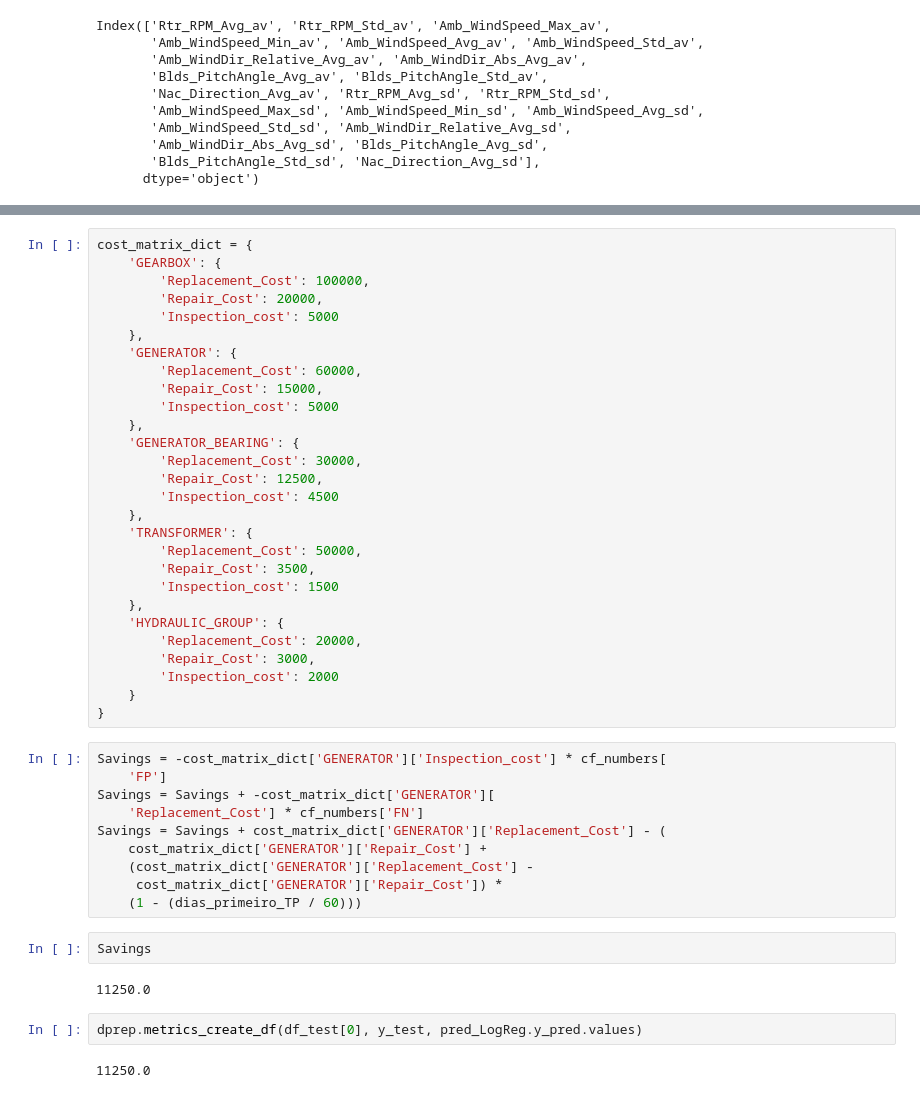
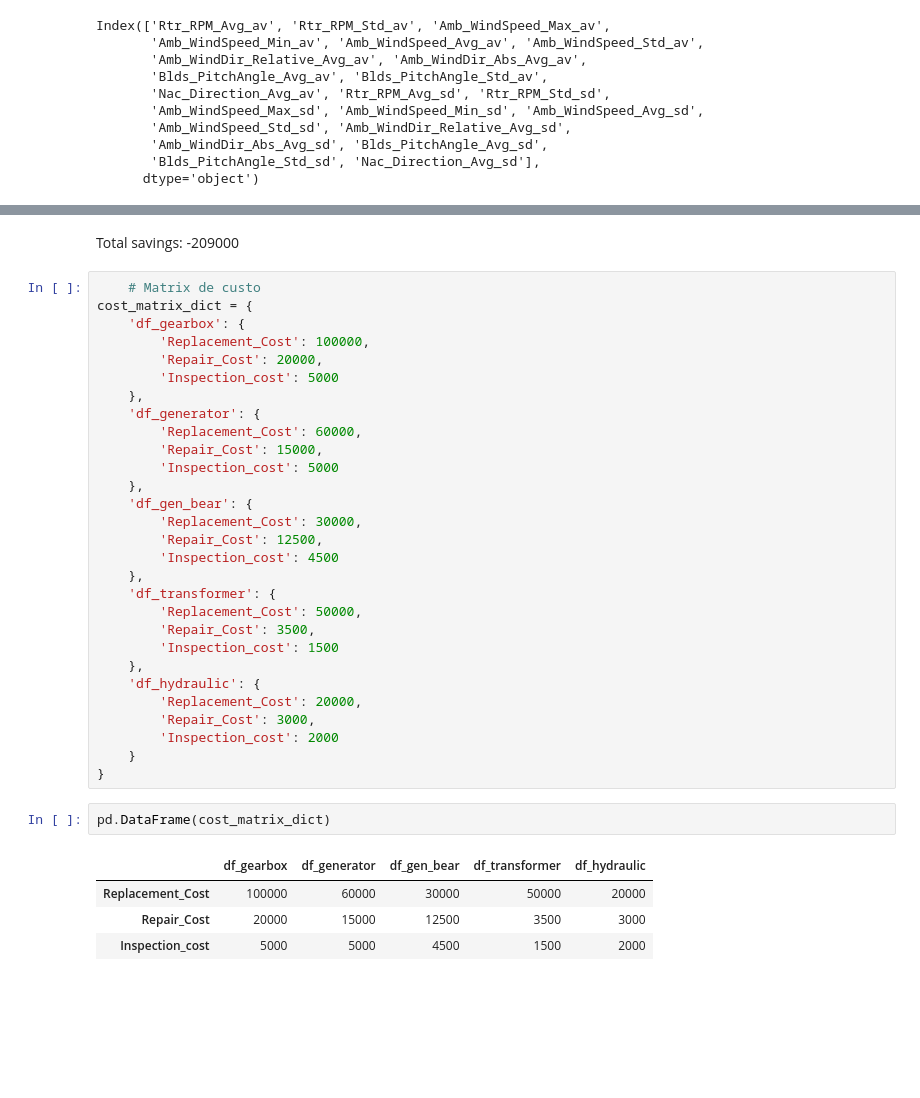
Before and after one commit to RicardoJPedro82/wmillfailprev, a Jupyter notebook: notebooks/Miguel_v2_Data_prep_clean.ipynb, the cells around one changed output, grey strips where cells are left out. Saved outputs shown, nothing was run; the diff lists cells and outputs as text; blank space fills up the shorter version.

```diff
--- a/notebooks/Miguel_v2_Data_prep_clean.ipynb
+++ b/notebooks/Miguel_v2_Data_prep_clean.ipynb
@@ -1339,46 +1243,38 @@ for ind in range(len(index_list)):
+# %% [markdown]
+Total savings: -209000
 # %%
+    # Matrix de custo
 cost_matrix_dict = {
-    'GEARBOX': {
+    'df_gearbox': {
         'Replacement_Cost': 100000,
         'Repair_Cost': 20000,
         'Inspection_cost': 5000
     },
-    'GENERATOR': {
+    'df_generator': {
         'Replacement_Cost': 60000,
         'Repair_Cost': 15000,
         'Inspection_cost': 5000
     },
-    'GENERATOR_BEARING': {
+    'df_gen_bear': {
         'Replacement_Cost': 30000,
         'Repair_Cost': 12500,
         'Inspection_cost': 4500
     },
-    'TRANSFORMER': {
+    'df_transformer': {
         'Replacement_Cost': 50000,
         'Repair_Cost': 3500,
         'Inspection_cost': 1500
     },
-    'HYDRAULIC_GROUP': {
+    'df_hydraulic': {
         'Replacement_Cost': 20000,
         'Repair_Cost': 3000,
         'Inspection_cost': 2000
     }
 }
-# %%
-Savings = -cost_matrix_dict['GENERATOR']['Inspection_cost'] * cf_numbers[
-    'FP']
-Savings = Savings + -cost_matrix_dict['GENERATOR'][
-    'Replacement_Cost'] * cf_numbers['FN']
-Savings = Savings + cost_matrix_dict['GENERATOR']['Replacement_Cost'] - (
-    cost_matrix_dict['GENERATOR']['Repair_Cost'] +
-    (cost_matrix_dict['GENERATOR']['Replacement_Cost'] -
-     cost_matrix_dict['GENERATOR']['Repair_Cost']) *
-    (1 - (dias_primeiro_TP / 60)))
-# %%
-Savings
-# %% [output]
-11250.0
-# %%
-dprep.metrics_create_df(df_test[0], y_test, pred_LogReg.y_pred.values)
-# %% [output]
-11250.0
+# %%
+pd.DataFrame(cost_matrix_dict)
+# %% [output]
+|  | df_gearbox | df_generator | df_gen_bear | df_transformer | df_hydraulic |
+| Replacement_Cost | 100000 | 60000 | 30000 | 50000 | 20000 |
+| Repair_Cost | 20000 | 15000 | 12500 | 3500 | 3000 |
+| Inspection_cost | 5000 | 5000 | 4500 | 1500 | 2000 |
```
Also changed, not shown: parts of 30 cells of this notebook.
